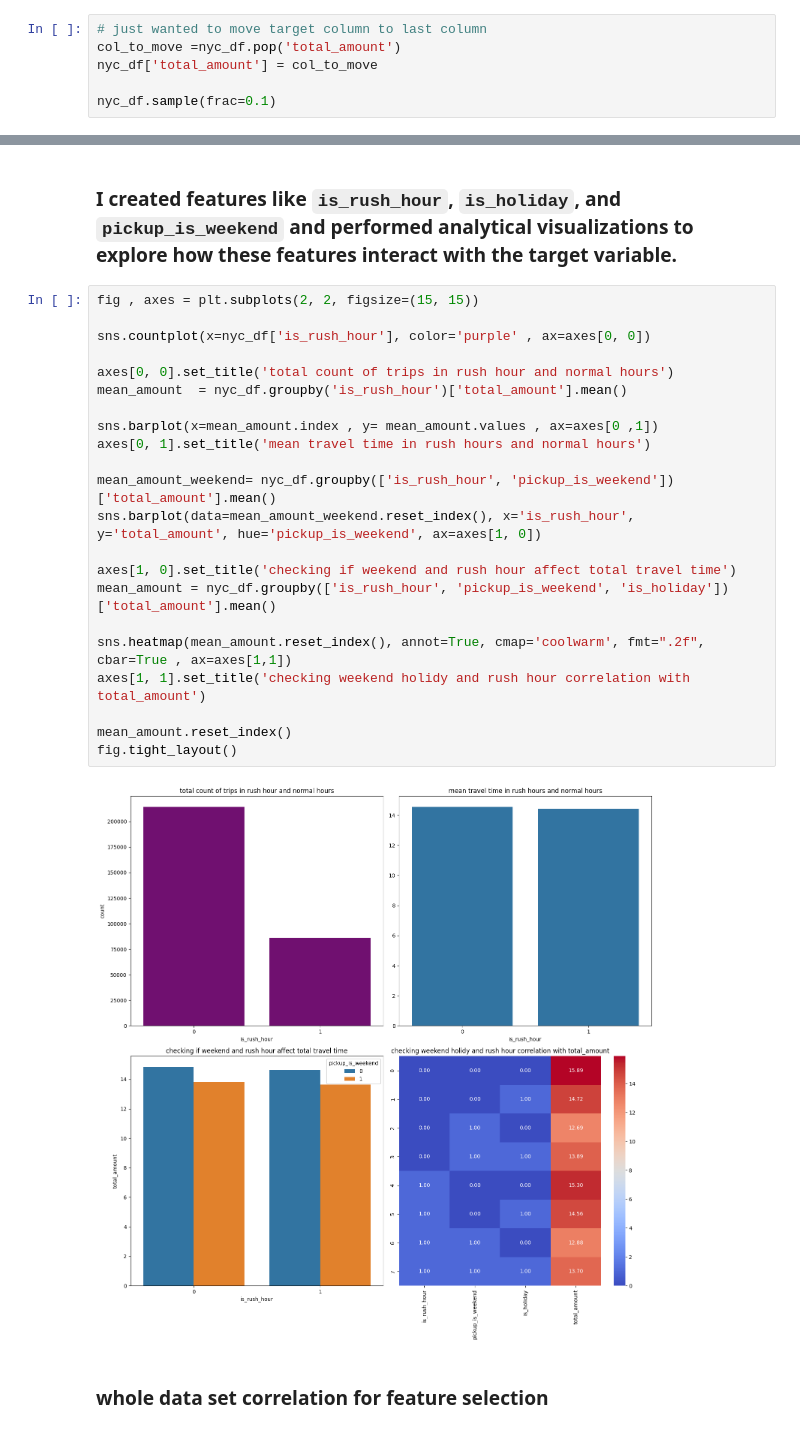
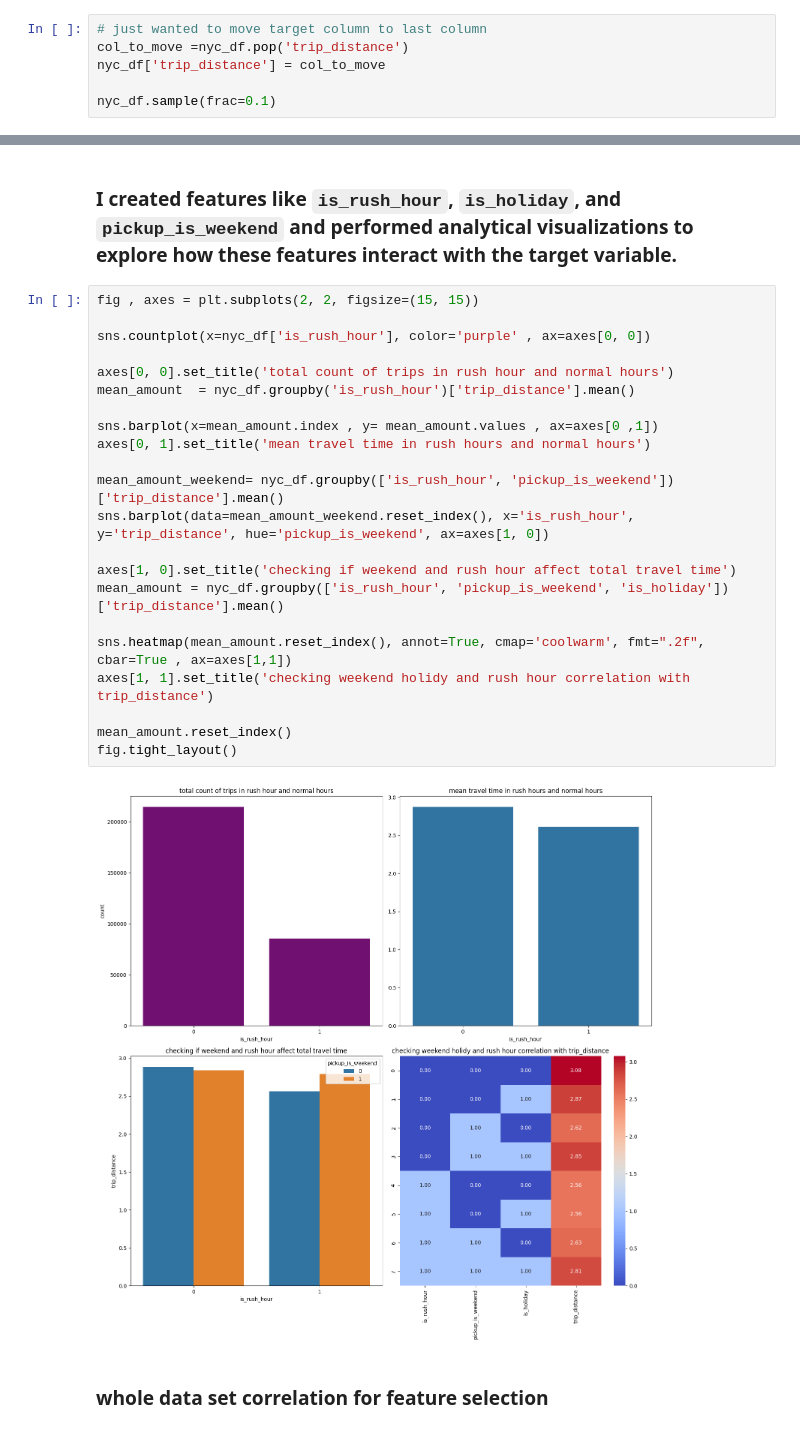
Before and after one commit to Esmaeil-Mashhadi/NewYork_Taxi_Travel_Prediction, a Jupyter notebook: main.ipynb, the cells around one changed output, grey strips where cells are left out. Drawn from its saved outputs; the diff is of its cells as text.

```diff
--- a/main.ipynb
+++ b/main.ipynb
@@ -119,8 +119,8 @@ nyc_df['is_rush_hour'] = nyc_df['pickup_hour'].isin([7, 8, 9 , 16 , 17, 18]).ast
 nyc_df['is_holiday'] = nyc_df['pickup_month'].isin([12, 1]).astype(int)
 # %%
 # just wanted to move target column to last column
-col_to_move =nyc_df.pop('total_amount')
-nyc_df['total_amount'] = col_to_move
+col_to_move =nyc_df.pop('trip_distance')
+nyc_df['trip_distance'] = col_to_move
 
 nyc_df.sample(frac=0.1)
 # %% [output]
@@ -157,27 +157,27 @@ nyc_df.sample(frac=0.1)
 # %%
 fig , axes = plt.subplots(2, 2, figsize=(15, 15))
 
 sns.countplot(x=nyc_df['is_rush_hour'], color='purple' , ax=axes[0, 0])
 
 axes[0, 0].set_title('total count of trips in rush hour and normal hours')
-mean_amount  = nyc_df.groupby('is_rush_hour')['total_amount'].mean()
+mean_amount  = nyc_df.groupby('is_rush_hour')['trip_distance'].mean()
 
 sns.barplot(x=mean_amount.index , y= mean_amount.values , ax=axes[0 ,1])
 axes[0, 1].set_title('mean travel time in rush hours and normal hours')
 
-mean_amount_weekend= nyc_df.groupby(['is_rush_hour', 'pickup_is_weekend'])['total_amount'].mean()
-sns.barplot(data=mean_amount_weekend.reset_index(), x='is_rush_hour', y='total_amount', hue='pickup_is_weekend', ax=axes[1, 0])
+mean_amount_weekend= nyc_df.groupby(['is_rush_hour', 'pickup_is_weekend'])['trip_distance'].mean()
+sns.barplot(data=mean_amount_weekend.reset_index(), x='is_rush_hour', y='trip_distance', hue='pickup_is_weekend', ax=axes[1, 0])
 
 axes[1, 0].set_title('checking if weekend and rush hour affect total travel time')
-mean_amount = nyc_df.groupby(['is_rush_hour', 'pickup_is_weekend', 'is_holiday'])['total_amount'].mean()
+mean_amount = nyc_df.groupby(['is_rush_hour', 'pickup_is_weekend', 'is_holiday'])['trip_distance'].mean()
 
 sns.heatmap(mean_amount.reset_index(), annot=True, cmap='coolwarm', fmt=".2f", cbar=True , ax=axes[1,1])
-axes[1, 1].set_title('checking weekend holidy and rush hour correlation with total_amount')
+axes[1, 1].set_title('checking weekend holidy and rush hour correlation with trip_distance')
 
 mean_amount.reset_index()
 fig.tight_layout()
 # %% [output]
-[figure, old version]
+[figure, new version]
 # %% [markdown]
 ### whole data set correlation for feature selection
 # %%
```
Also changed, not shown: parts of 15 cells of this notebook.
